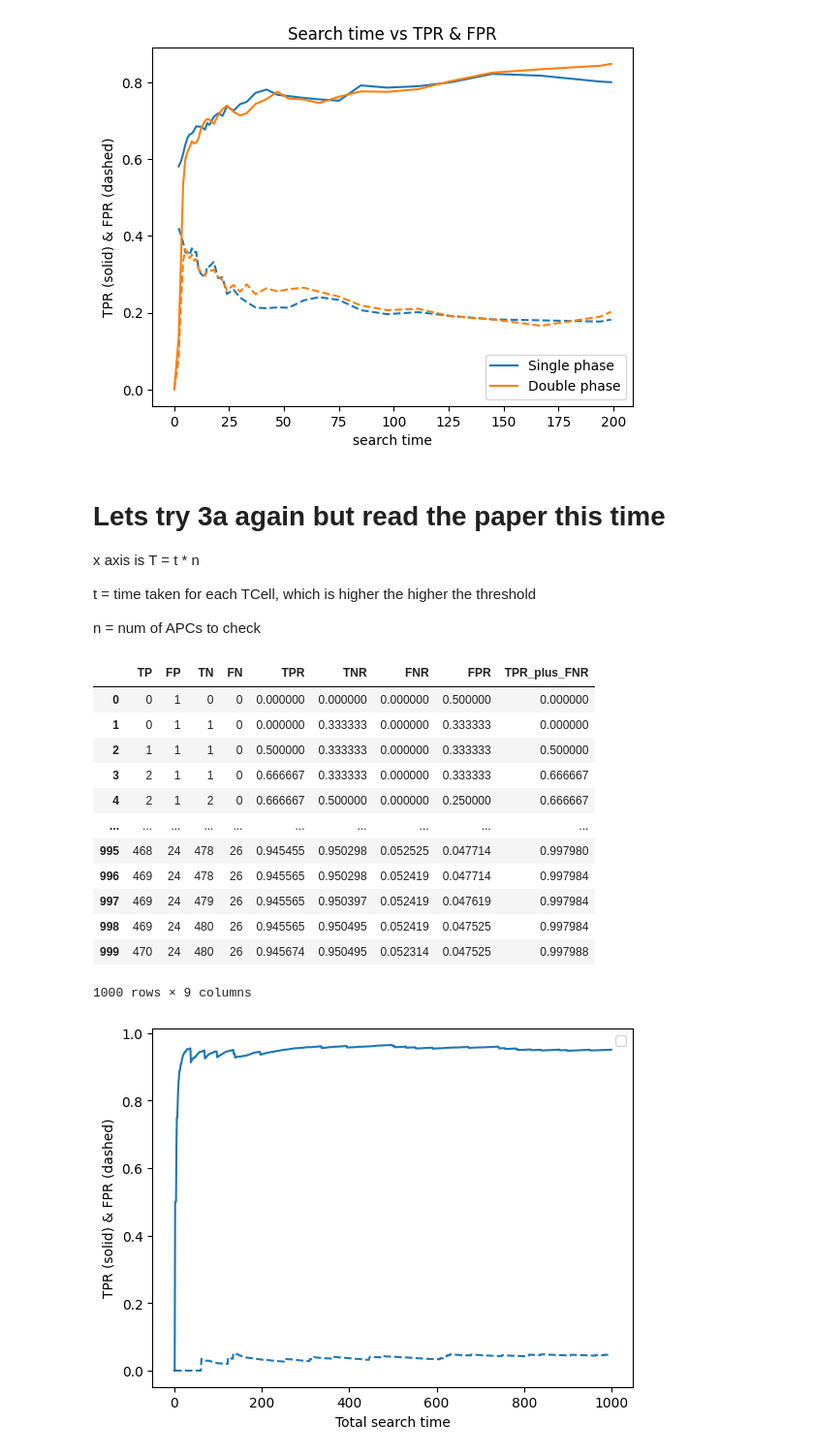
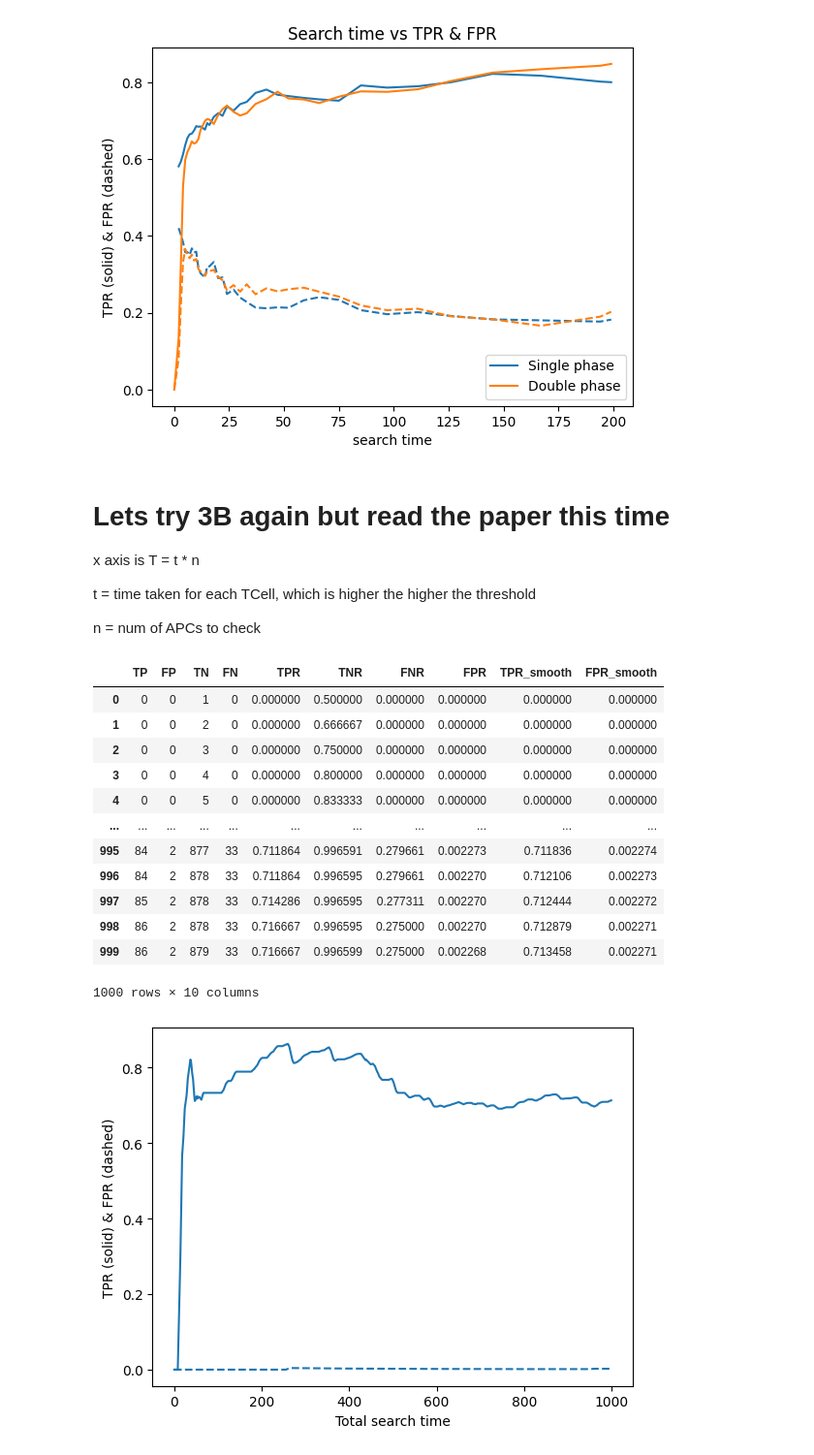
Before and after one commit to nikoczernin/tcells, a Jupyter notebook: baumgart_repro.ipynb, the cells around one changed output. Shown at 97% size. Drawn from its saved outputs; the diff is of its cells as text; code cells hidden in the pictures.

```diff
--- a/baumgart_repro.ipynb
+++ b/baumgart_repro.ipynb
@@ -335,7 +226,7 @@ for learning_rate in [.1, .3, .5, .7, 1., 2.]:
     for i in range(k):
         for t in range(T):
             # get evidence for t
-            e = env.get_evidence(t)
+            e = env.get_certainty(t)
             # get the direction of the evidence
             tendency = random.random() < 0.5
             # if tendency is negative, invert the evidence
@@ -629,7 +703,7 @@ plt.show()
 # %% [output]
 [figure]
 # %% [markdown]
-# Lets try 3a again but read the paper this time
+# Lets try 3B again but read the paper this time
 
 x axis is T = t * n
 
@@ -647,11 +721,11 @@ result_counts = []
 # thresholds = np.linspace(0.5, 1.0, num_steps)
 # T = 300  # number of steps
 learning_rate = 0.7
-thresh = 0.95
+p = 0.1
 
-env = StochasticAPC(learning_rate=learning_rate)
+env = StochasticAPC(learning_rate=learning_rate, p=p)
 # make 100 episodes per each of the 100 different treshold levels
-agent_ = TCell_Threshold(env, T=T, threshold=thresh)
+agent_ = ImmuneSystem_SinglePhase(env, T=T, threshold_upper=0.99, threshold_lower=0.01)
 for j in range(n):
     # reset the env
     agent_.env.reset()
@@ -663,46 +737,47 @@ for j in range(n):
 
 
 result_counts = pd.DataFrame(result_counts)
+result_counts = result_counts.cumsum()
 # get rates and smooth rates
-# result_counts["TPR"] = result_counts["TP"] / (result_counts["TP"] + result_counts["FN"] + 1)
-# result_counts["TNR"] = result_counts["TN"] / (result_counts["FP"] + result_counts["TN"] + 1)
-# result_counts["FNR"] = result_counts["FN"] / (result_counts["TP"] + result_counts["FN"] + 1)
-# result_counts["FPR"] = result_counts["FP"] / (result_counts["FP"] + result_counts["TN"] + 1)
+result_counts["TPR"] = result_counts["TP"] / (result_counts["TP"] + result_counts["FN"] + 1)
+result_counts["TNR"] = result_counts["TN"] / (result_counts["FP"] + result_counts["TN"] + 1)
+result_counts["FNR"] = result_counts["FN"] / (result_counts["TP"] + result_counts["FN"] + 1)
+result_counts["FPR"] = result_counts["FP"] / (result_counts["FP"] + result_counts["TN"] + 1)
 # compute the rolling mean (centered so it smooths past & future points)
-# result_counts['TPR_smooth'] = (
-#     result_counts['TPR']
-#     .rolling(window=3, min_periods=1, center=True)
-#     .mean()
-# )
-# result_counts['FPR_smooth'] = (
-#     result_counts['FPR']
-#     .rolling(window=3, min_periods=1, center=True)
-#     .mean()
-# )
+result_counts['TPR_smooth'] = (
+    result_counts['TPR']
+    .rolling(window=10, min_periods=1, center=True)
+    .mean()
+)
+result_counts['FPR_smooth'] = (
+    result_counts['FPR']
+    .rolling(window=10, min_periods=1, center=True)
+    .mean()
+)
 result_counts
 # %% [output]
-|  | TP | FP | TN | FN | TPR | TNR | FNR | FPR | TPR_plus_FNR |
-| 0 | 0 | 1 | 0 | 0 | 0.000000 | 0.000000 | 0.000000 | 0.500000 | 0.000000 |
-| 1 | 0 | 1 | 1 | 0 | 0.000000 | 0.333333 | 0.000000 | 0.333333 | 0.000000 |
-| 2 | 1 | 1 | 1 | 0 | 0.500000 | 0.333333 | 0.000000 | 0.333333 | 0.500000 |
-| 3 | 2 | 1 | 1 | 0 | 0.666667 | 0.333333 | 0.000000 | 0.333333 | 0.666667 |
-| 4 | 2 | 1 | 2 | 0 | 0.666667 | 0.500000 | 0.000000 | 0.250000 | 0.666667 |
-| ... | ... | ... | ... | ... | ... | ... | ... | ... | ... |
-| 995 | 468 | 24 | 478 | 26 | 0.945455 | 0.950298 | 0.052525 | 0.047714 | 0.997980 |
-| 996 | 469 | 24 | 478 | 26 | 0.945565 | 0.950298 | 0.052419 | 0.047714 | 0.997984 |
-| 997 | 469 | 24 | 479 | 26 | 0.945565 | 0.950397 | 0.052419 | 0.047619 | 0.997984 |
-| 998 | 469 | 24 | 480 | 26 | 0.945565 | 0.950495 | 0.052419 | 0.047525 | 0.997984 |
-| 999 | 470 | 24 | 480 | 26 | 0.945674 | 0.950495 | 0.052314 | 0.047525 | 0.997988 |
+|  | TP | FP | TN | FN | TPR | TNR | FNR | FPR | TPR_smooth | FPR_smooth |
+| 0 | 0 | 0 | 1 | 0 | 0.000000 | 0.500000 | 0.000000 | 0.000000 | 0.000000 | 0.000000 |
+| 1 | 0 | 0 | 2 | 0 | 0.000000 | 0.666667 | 0.000000 | 0.000000 | 0.000000 | 0.000000 |
+| 2 | 0 | 0 | 3 | 0 | 0.000000 | 0.750000 | 0.000000 | 0.000000 | 0.000000 | 0.000000 |
+| 3 | 0 | 0 | 4 | 0 | 0.000000 | 0.800000 | 0.000000 | 0.000000 | 0.000000 | 0.000000 |
+| 4 | 0 | 0 | 5 | 0 | 0.000000 | 0.833333 | 0.000000 | 0.000000 | 0.000000 | 0.000000 |
+| ... | ... | ... | ... | ... | ... | ... | ... | ... | ... | ... |
+| 995 | 84 | 2 | 877 | 33 | 0.711864 | 0.996591 | 0.279661 | 0.002273 | 0.711836 | 0.002274 |
+| 996 | 84 | 2 | 878 | 33 | 0.711864 | 0.996595 | 0.279661 | 0.002270 | 0.712106 | 0.002273 |
+| 997 | 85 | 2 | 878 | 33 | 0.714286 | 0.996595 | 0.277311 | 0.002270 | 0.712444 | 0.002272 |
+| 998 | 86 | 2 | 878 | 33 | 0.716667 | 0.996595 | 0.275000 | 0.002270 | 0.712879 | 0.002271 |
+| 999 | 86 | 2 | 879 | 33 | 0.716667 | 0.996599 | 0.275000 | 0.002268 | 0.713458 | 0.002271 |
-1000 rows × 9 columns
+1000 rows × 10 columns
 # %%
 
-plt.plot(range(len(result_counts)), result_counts.TPR, color=plt.cm.tab10.colors[0])
-plt.plot(range(len(result_counts)), result_counts.FPR, color=plt.cm.tab10.colors[0], linestyle="dashed")
+plt.plot(range(len(result_counts)), result_counts.TPR_smooth, color=plt.cm.tab10.colors[0])
+plt.plot(range(len(result_counts)), result_counts.FPR_smooth, color=plt.cm.tab10.colors[0], linestyle="dashed")
 
 plt.xlabel("Total search time")
 plt.ylabel("TPR (solid) & FPR (dashed)")
 # plt.title("Search time vs TPR & FPR with single search phases")
-plt.legend()
+# plt.legend()
 plt.show()
 # %% [output]
-[figure, old version]
+[figure, new version]
```
Also changed, not shown: parts of 19 cells of this notebook, 8 other files.
